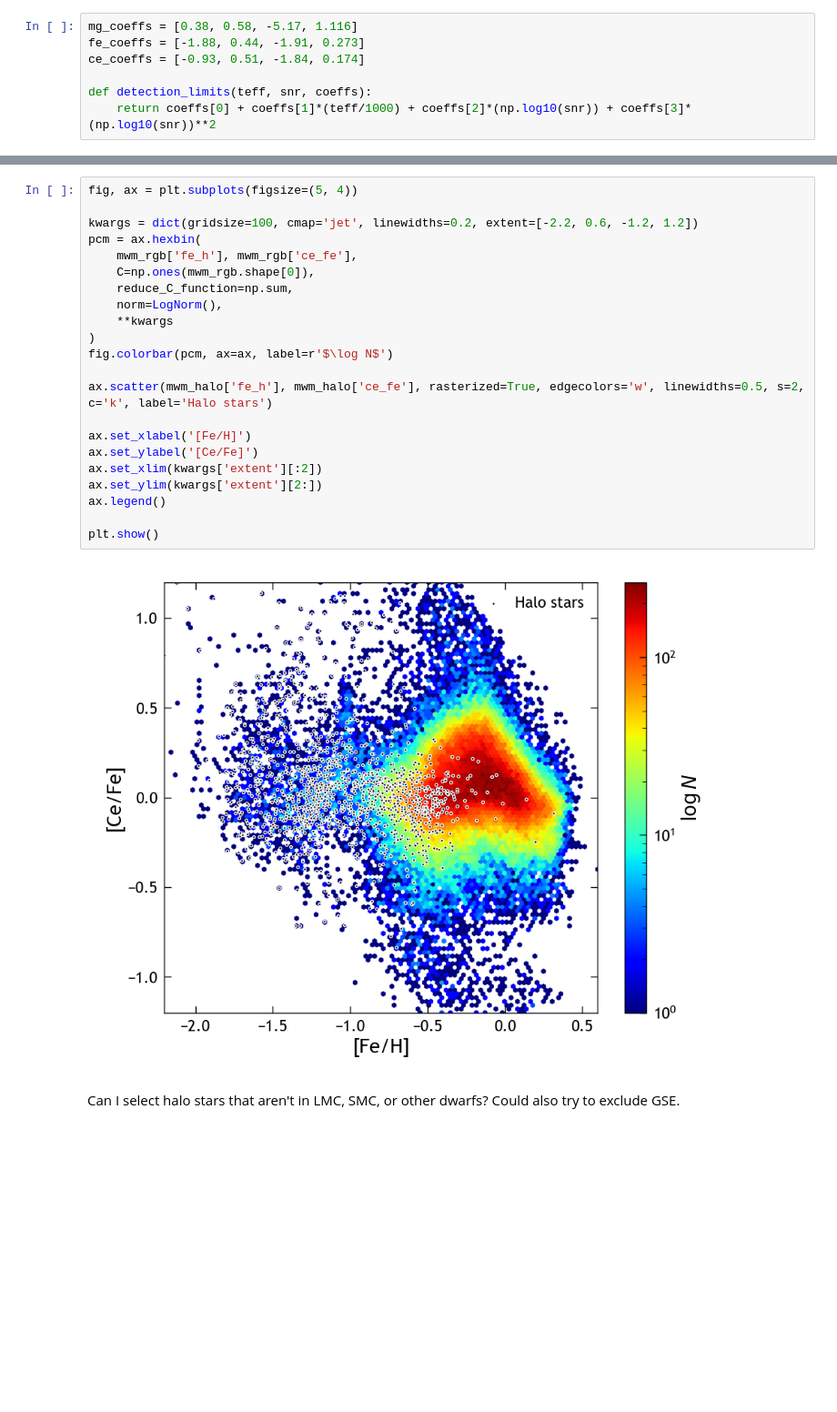
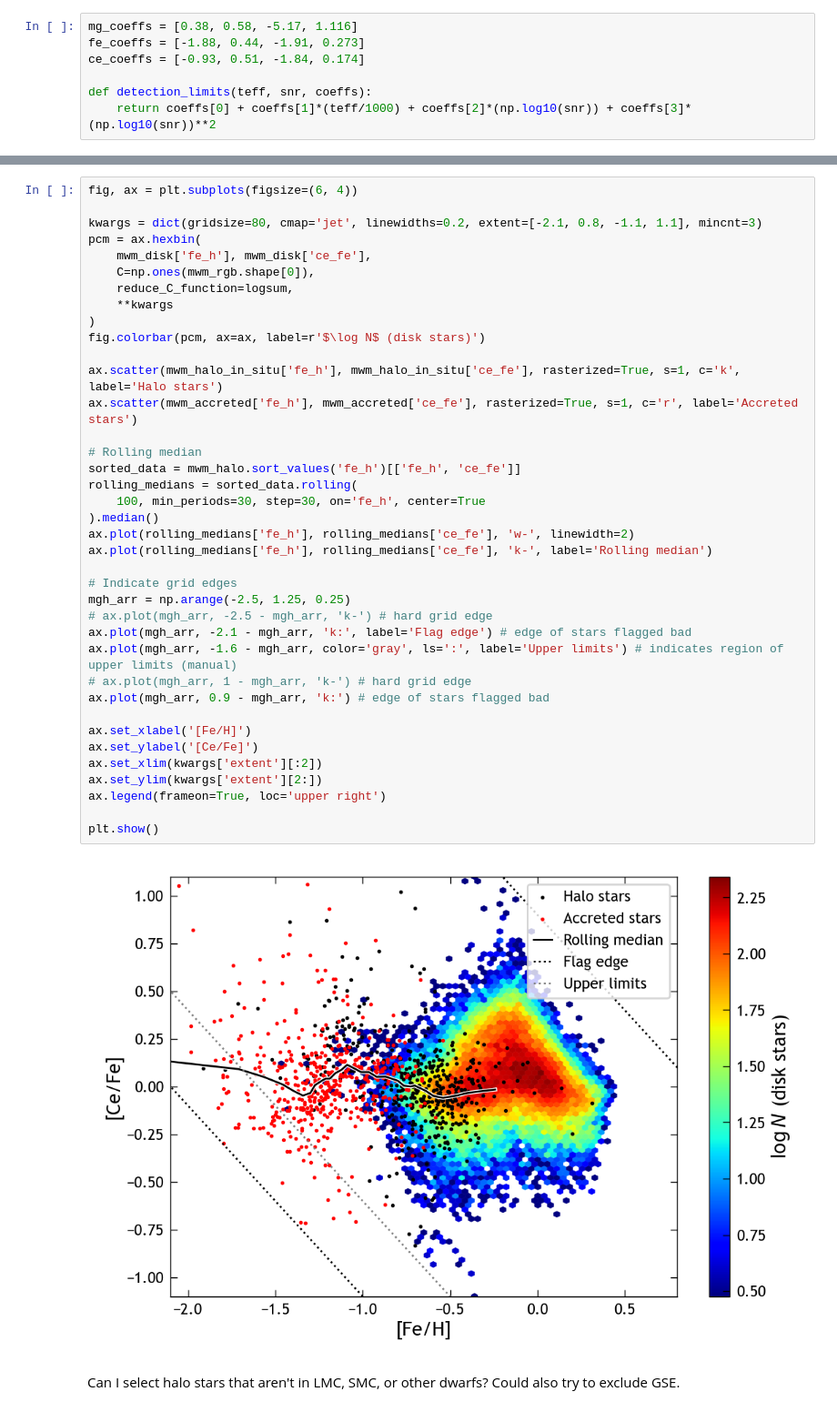
Before and after one commit to lodubay/chemical-clocks, a Jupyter notebook: src/scripts/halo.ipynb, the cells around one changed output, grey strips where cells are left out. Shown at 91% size. Drawn from its saved outputs; the diff is of its cells as text; blank space fills up the shorter version.

Commit message:
more halo plots

```diff
--- a/src/scripts/halo.ipynb
+++ b/src/scripts/halo.ipynb
@@ -241,26 +249,42 @@ plt.show()
 # %%
-fig, ax = plt.subplots(figsize=(5, 4))
+fig, ax = plt.subplots(figsize=(6, 4))
 
-kwargs = dict(gridsize=100, cmap='jet', linewidths=0.2, extent=[-2.2, 0.6, -1.2, 1.2])
+kwargs = dict(gridsize=80, cmap='jet', linewidths=0.2, extent=[-2.1, 0.8, -1.1, 1.1], mincnt=3)
 pcm = ax.hexbin(
-    mwm_rgb['fe_h'], mwm_rgb['ce_fe'],
+    mwm_disk['fe_h'], mwm_disk['ce_fe'],
     C=np.ones(mwm_rgb.shape[0]),
-    reduce_C_function=np.sum,
-    norm=LogNorm(),
+    reduce_C_function=logsum,
     **kwargs
 )
-fig.colorbar(pcm, ax=ax, label=r'$\log N$')
+fig.colorbar(pcm, ax=ax, label=r'$\log N$ (disk stars)')
 
-ax.scatter(mwm_halo['fe_h'], mwm_halo['ce_fe'], rasterized=True, edgecolors='w', linewidths=0.5, s=2, c='k', label='Halo stars')
+ax.scatter(mwm_halo_in_situ['fe_h'], mwm_halo_in_situ['ce_fe'], rasterized=True, s=1, c='k', label='Halo stars')
+ax.scatter(mwm_accreted['fe_h'], mwm_accreted['ce_fe'], rasterized=True, s=1, c='r', label='Accreted stars')
+
+# Rolling median
+sorted_data = mwm_halo.sort_values('fe_h')[['fe_h', 'ce_fe']]
+rolling_medians = sorted_data.rolling(
+    100, min_periods=30, step=30, on='fe_h', center=True
+).median()
+ax.plot(rolling_medians['fe_h'], rolling_medians['ce_fe'], 'w-', linewidth=2)
+ax.plot(rolling_medians['fe_h'], rolling_medians['ce_fe'], 'k-', label='Rolling median')
+
+# Indicate grid edges
+mgh_arr = np.arange(-2.5, 1.25, 0.25)
+# ax.plot(mgh_arr, -2.5 - mgh_arr, 'k-') # hard grid edge
+ax.plot(mgh_arr, -2.1 - mgh_arr, 'k:', label='Flag edge') # edge of stars flagged bad
+ax.plot(mgh_arr, -1.6 - mgh_arr, color='gray', ls=':', label='Upper limits') # indicates region of upper limits (manual)
+# ax.plot(mgh_arr, 1 - mgh_arr, 'k-') # hard grid edge
+ax.plot(mgh_arr, 0.9 - mgh_arr, 'k:') # edge of stars flagged bad
 
 ax.set_xlabel('[Fe/H]')
 ax.set_ylabel('[Ce/Fe]')
 ax.set_xlim(kwargs['extent'][:2])
 ax.set_ylim(kwargs['extent'][2:])
-ax.legend()
+ax.legend(frameon=True, loc='upper right')
 
 plt.show()
 # %% [output]
-[figure, old version]
+[figure, new version]
 # %% [markdown]
 Can I select halo stars that aren't in LMC, SMC, or other dwarfs? Could also try to exclude GSE.
```
Also changed, not shown: parts of 8 cells of this notebook.
